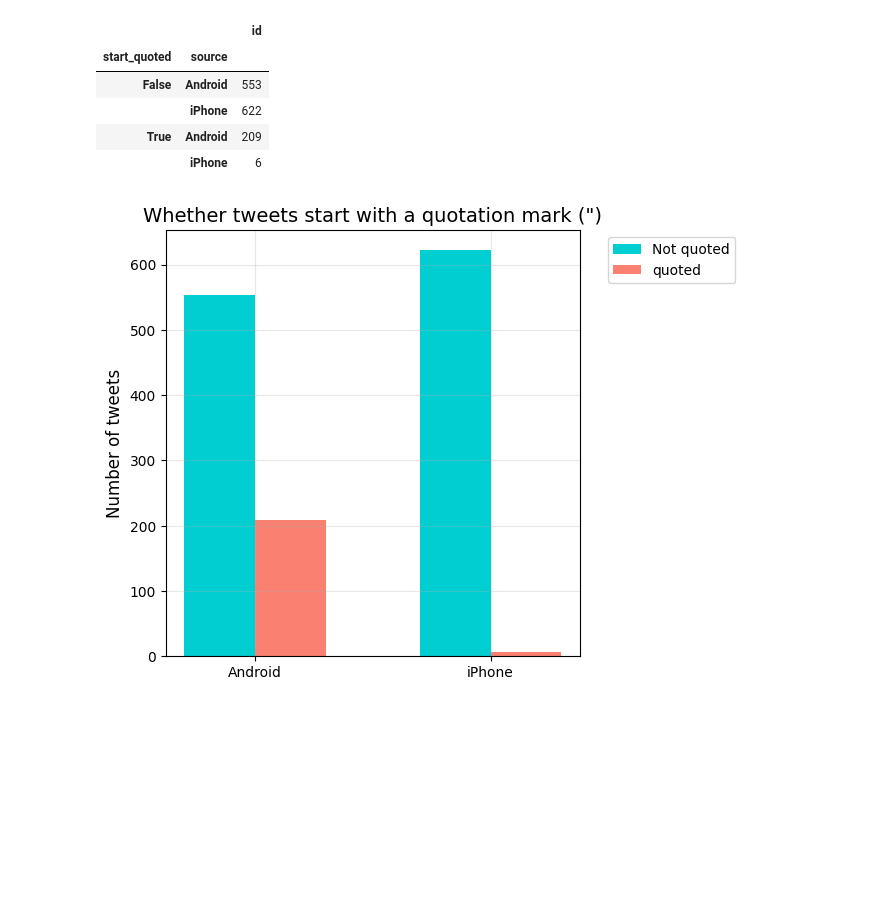
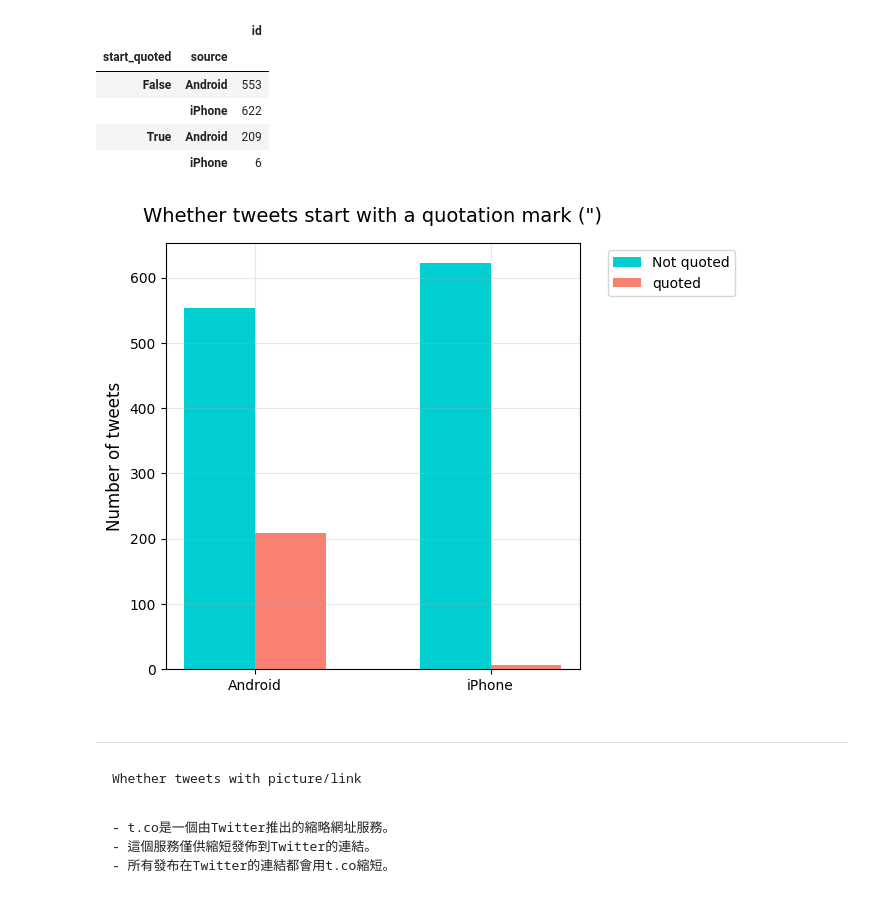
Before and after one commit to ambirdw/AIA-practice, a Jupyter notebook: Trump Tweets_EDA.ipynb, the cells around one changed output. Drawn from its saved outputs; the diff is of its cells as text; code cells hidden in the pictures; blank space fills up the shorter version.

````diff
--- a/Trump Tweets_EDA.ipynb
+++ b/Trump Tweets_EDA.ipynb
@@ -211,25 +211,37 @@ quoted_f = df_tweet_f[df_tweet_f['start_quoted'] == False]
 # %%
 x = np.arange(len(df_tweet_f['source'].unique()))
 width = 0.3
 
 # method-1
-plt.bar(x, group_q.loc[False, :].squeeze(), width, color='darkturquoise', label="Not quoted")
-plt.bar(x+width, group_q.loc[True, :].squeeze(), width, color='salmon', label="quoted")
+# plt.bar(x, group_q.loc[False, :].squeeze(), width, color='darkturquoise', label="Not quoted")
+# plt.bar(x+width, group_q.loc[True, :].squeeze(), width, color='salmon', label="quoted")
 
 # method-2
-# plt.bar(x, quoted_f['source'].value_counts(sort=False), width, color='darkturquoise',label="Not quoted")
-# plt.bar(x+width, quoted_t['source'].value_counts(sort=False), width, color='salmon', label="quoted")
+plt.bar(x, quoted_f['source'].value_counts().sort_index(), width, color='darkturquoise',label="Not quoted")
+plt.bar(x+width, quoted_t['source'].value_counts().sort_index(), width, color='salmon', label="quoted")
 
 plt.xticks(x+width/2, df_tweet_f['source'].unique(),fontsize=10)
 plt.yticks(fontsize=10)
 plt.grid(True, alpha=0.3)
 
 plt.legend(bbox_to_anchor=(1.05, 1.0), loc='upper left')
 plt.tight_layout()
 
-plt.title('Whether tweets start with a quotation mark (")', fontsize=14)
+plt.title('Whether tweets start with a quotation mark (")', fontsize=14, y=1.03)
 plt.ylabel("Number of tweets",fontsize=12)
 
 plt.show()
 # %% [output]
-[figure, old version]
+[figure, new version]
+# %% [markdown]
+---
+# %% [markdown]
+```
+Whether tweets with picture/link
+```
+# %% [markdown]
+```
+- t.co是一個由Twitter推出的縮略網址服務。
+- 這個服務僅供縮短發佈到Twitter的連結。
+- 所有發布在Twitter的連結都會用t.co縮短。
+```
````
Also changed, not shown: parts of 21 cells of this notebook.
